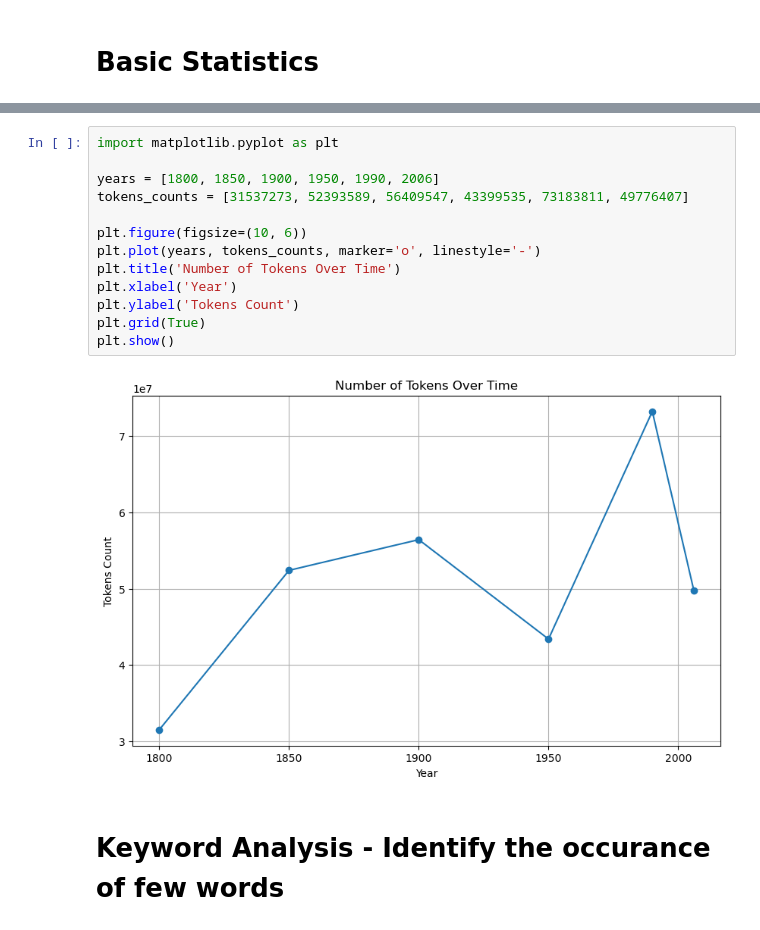
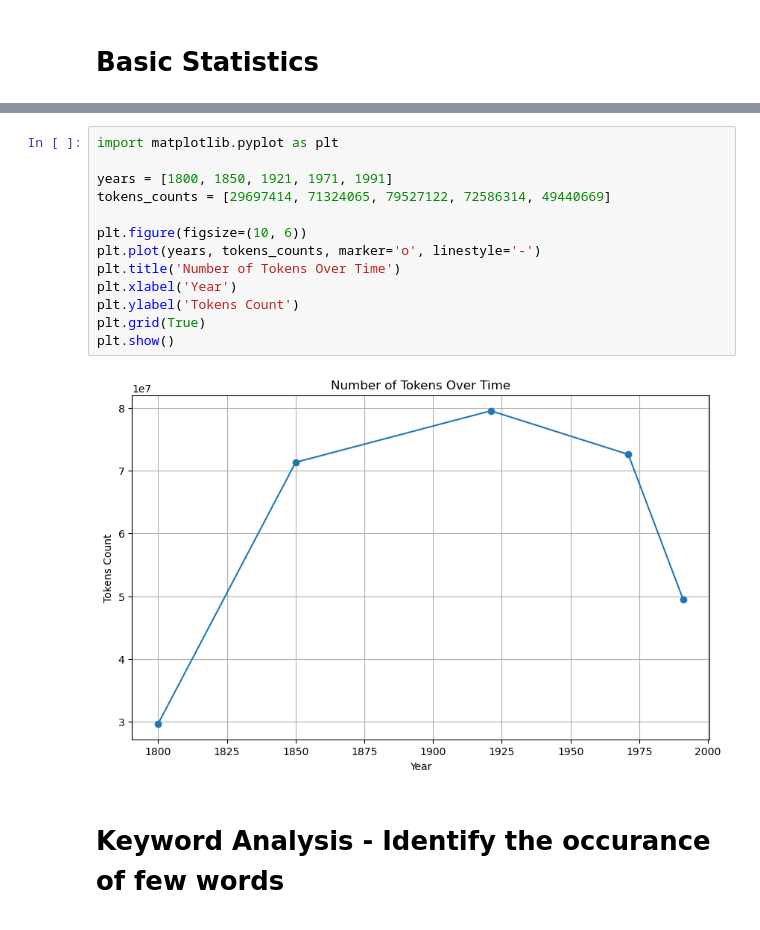
Before and after one commit to xssti/Analysis-of-gender-perception, a Jupyter notebook: ADS-2/Jupyter-Notebooks/Characterization-of-data.ipynb, the cells around one changed output, grey strips where cells are left out. Drawn from its saved outputs; the diff is of its cells as text.

```diff
--- a/ADS-2/Jupyter-Notebooks/Characterization-of-data.ipynb
+++ b/ADS-2/Jupyter-Notebooks/Characterization-of-data.ipynb
@@ -180,18 +124,18 @@ Time Period: 1951_1970, Word Count: 43399535
 # %%
 import matplotlib.pyplot as plt
 
-years = [1800, 1850, 1900, 1950, 1990, 2006]
-tokens_counts = [31537273, 52393589, 56409547, 43399535, 73183811, 49776407]
+years = [1800, 1850, 1921, 1971, 1991]
+tokens_counts = [29697414, 71324065, 79527122, 72586314, 49440669]
 
 plt.figure(figsize=(10, 6))
 plt.plot(years, tokens_counts, marker='o', linestyle='-')
 plt.title('Number of Tokens Over Time')
 plt.xlabel('Year')
 plt.ylabel('Tokens Count')
 plt.grid(True)
 plt.show()
 # %% [output]
-[figure, old version]
+[figure, new version]
 # %% [markdown]
 # Keyword Analysis - Identify the occurance of few words
 # %%
```
Also changed, not shown: parts of 17 cells of this notebook.
